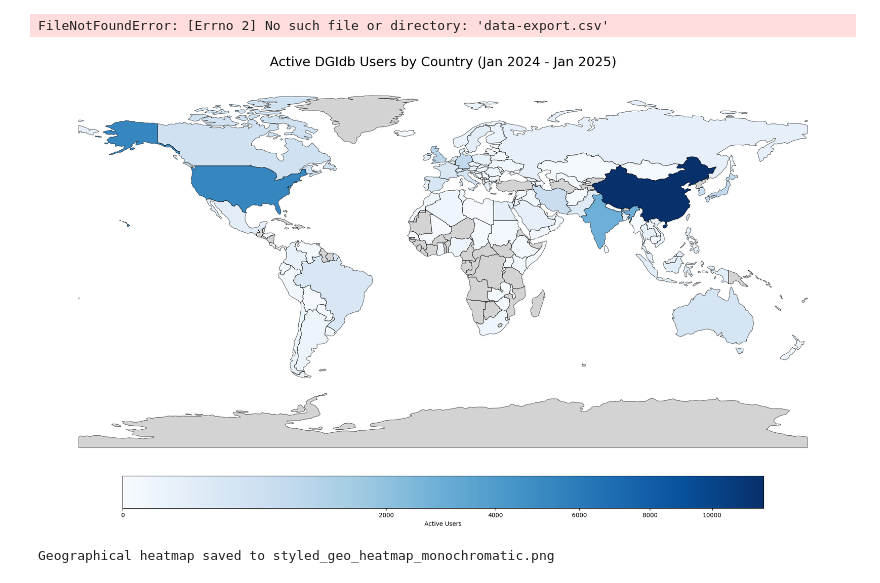
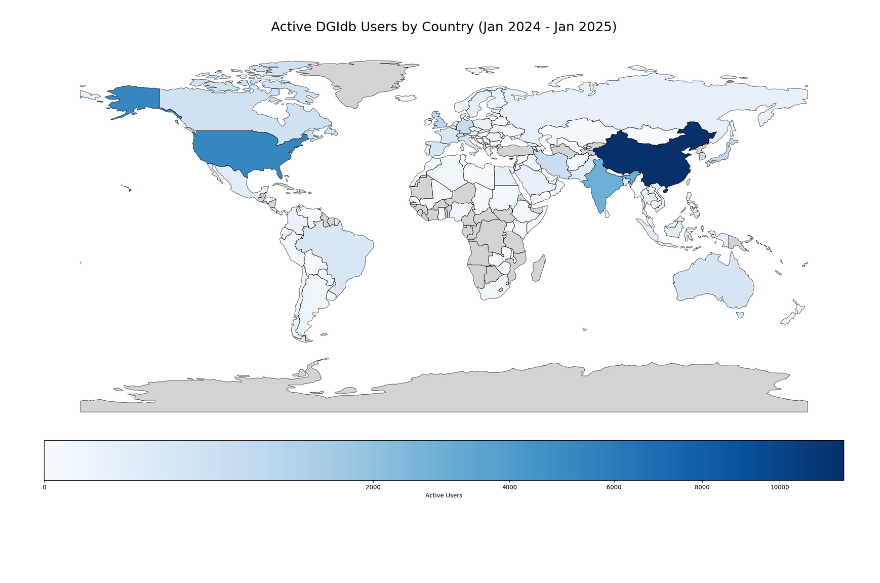
Before and after one commit to dgidb/dgidb-citation-analysis, a Jupyter notebook: geomap/fig.ipynb, the cells around one changed output. Drawn from its saved outputs; the diff is of its cells as text; code cells hidden in the pictures; blank space fills up the shorter version.

```diff
--- a/geomap/fig.ipynb
+++ b/geomap/fig.ipynb
@@ -3,8 +1,3 @@ import pandas as pd
-# %%
-df = pd.read_csv('data-export.csv')
-df
-# %% [output]
-FileNotFoundError: [Errno 2] No such file or directory: 'data-export.csv'
 # %%
 import pandas as pd
 import geopandas as gpd
@@ -60,33 +53,32 @@ norm = PowerNorm(gamma=0.5)  # Adjust gamma for finer control (lower = more midd
 # Plot the map
 fig, ax = plt.subplots(1, 1, figsize=(24, 16))
 geo_data.boundary.plot(ax=ax, linewidth=0.5, color="black")  # Add borders for better distinction
 geo_data.plot(
     column="Active users",  # Metric to plot
     cmap="Blues",  # Monochromatic color palette
     norm=norm,  # Apply PowerNorm to enhance middle-value separation
     legend=True,
     legend_kwds={
         "label": "Active Users",  # Label for the legend
         "orientation": "horizontal",
         "shrink": 0.8,
         "pad": 0.02  # Reduce padding around the legend
     },
     ax=ax,
     missing_kwds={"color": "lightgrey", "label": "No data"}
 )
 
 # Adjust title and layout
 plt.title(
     "Active DGIdb Users by Country (Jan 2024 - Jan 2025)",
     fontsize=22,
     pad=20  # Move the title further from the map
 )
 plt.axis("off")  # Turn off axis
 
 # Save the map to a file
-output_file = "styled_geo_heatmap_monochromatic.png"
+output_file = "styled_geo_heatmap_monochromatic.svg"
 plt.savefig(output_file, dpi=300, bbox_inches='tight')
 plt.show()
 # %% [output]
-[figure, old version]
+[figure, new version]
-Geographical heatmap saved to styled_geo_heatmap_monochromatic.png
```
Also changed, not shown: parts of 1 cell of this notebook, 2 other files.
